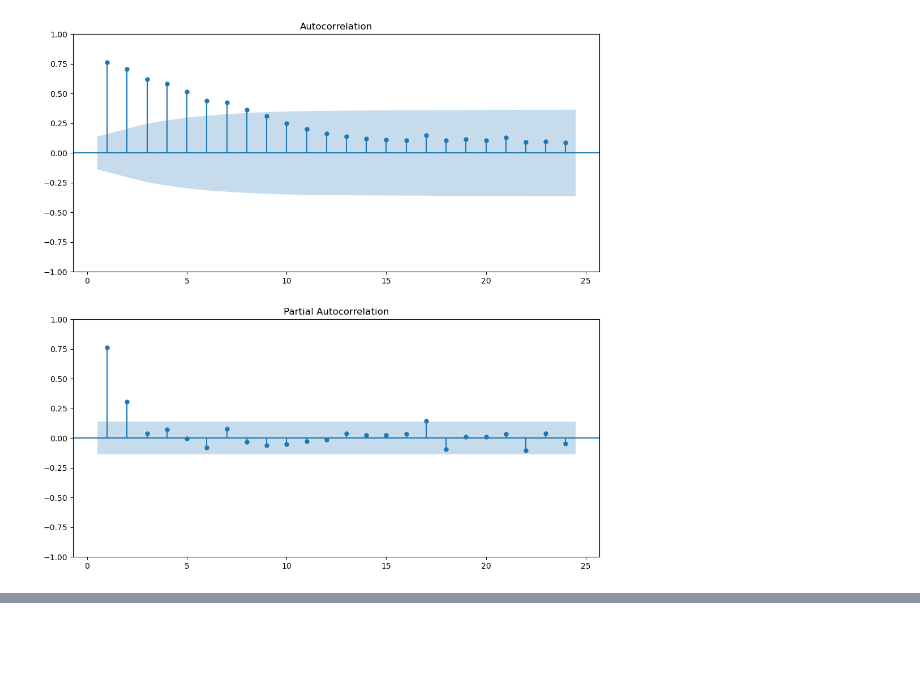
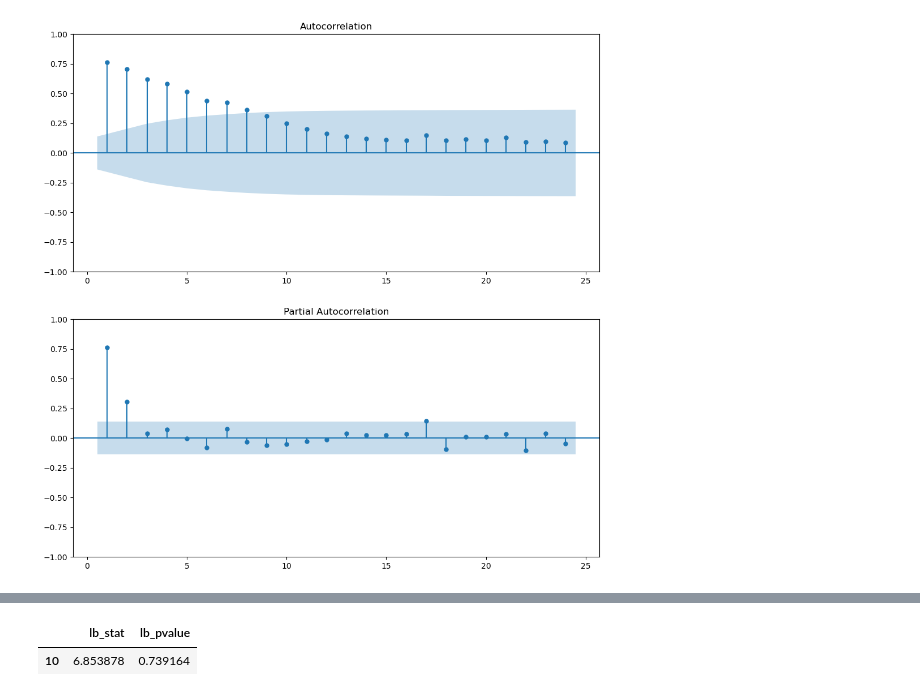
Before and after one commit to TomRush20/BAN-6025-Machine-Learning, a Jupyter notebook: ARIMA_Practice.ipynb, the cells around one changed output, grey strips where cells are left out. Saved outputs shown, nothing was run; the diff lists cells and outputs as text; code cells hidden in the pictures; blank space fills up the shorter version.

```diff
--- a/ARIMA_Practice.ipynb
+++ b/ARIMA_Practice.ipynb
@@ -168,0 +188,6 @@ Warnings:
+# %%
+#Not white noise, then add another term to the model.
+sm.stats.acorr_ljungbox(residuals, lags=[10], return_df=True)
+# %% [output]
+|  | lb_stat | lb_pvalue |
+| 10 | 6.853878 | 0.739164 |
```
Also changed, not shown: parts of 5 cells of this notebook.
